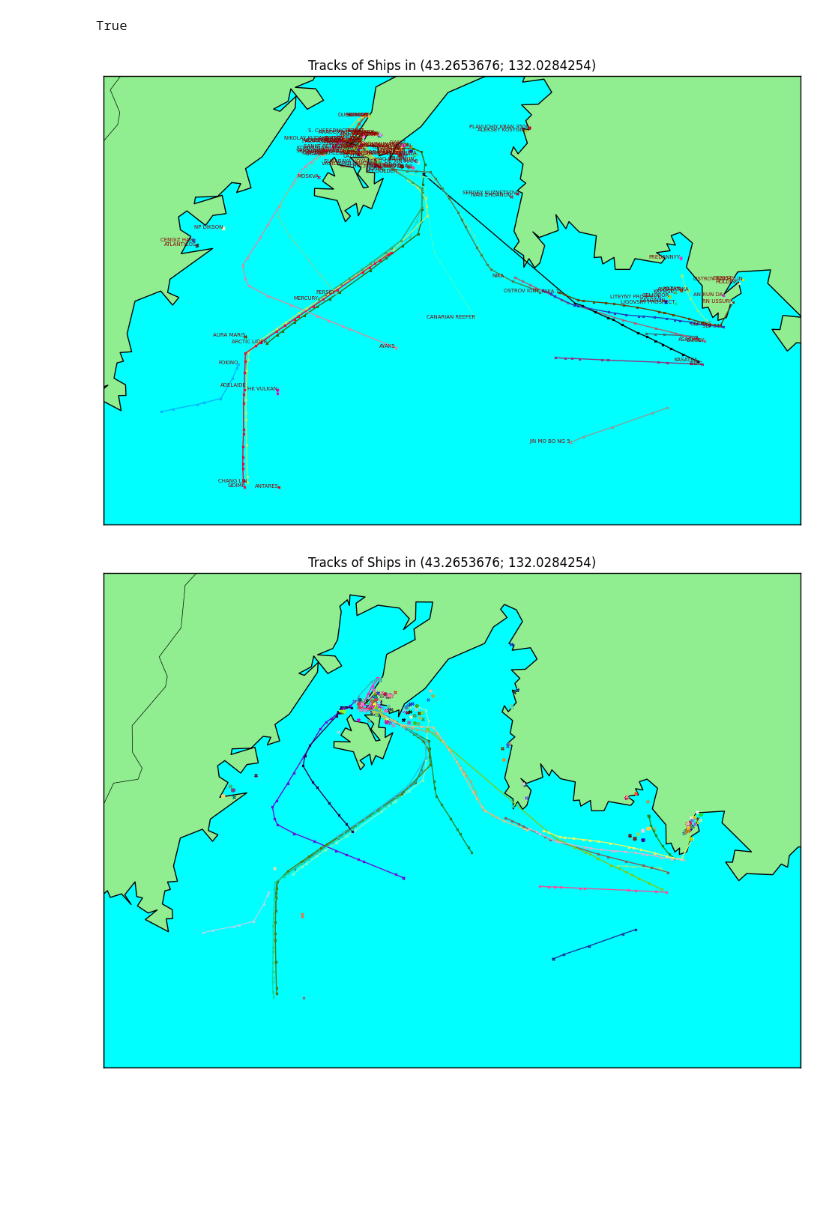
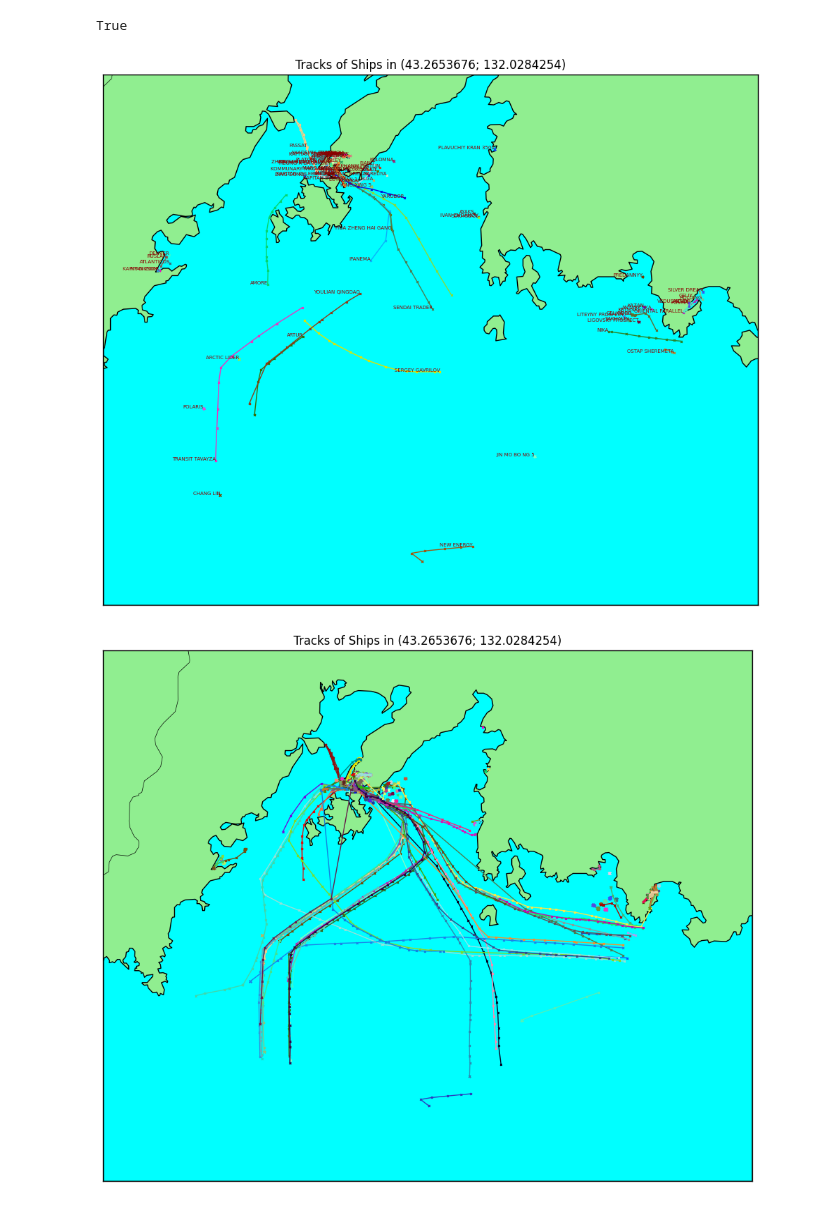
Before and after one commit to mvodya/marinetime-tracer, a Jupyter notebook: research/8-multiple-ship-tracks.ipynb, the cells around one changed output. Saved outputs shown, nothing was run; the diff lists cells and outputs as text; code cells hidden in the pictures; blank space fills up the shorter version.

```diff
--- a/research/8-multiple-ship-tracks.ipynb
+++ b/research/8-multiple-ship-tracks.ipynb
@@ -17,20 +17,32 @@ conn = psycopg2.connect(
     f"host='{os.environ['POSTGRES_HOST']}' password='{os.environ['POSTGRES_PASSWORD']}'"
 )
 # %%
-def showTracksInArea(lat_pos, lon_pos, radius=1, scale=1, show_names=True):
+def showTracksInArea(lat_pos, lon_pos, from_date=None, radius=1, scale=1, show_names=True):
     random.seed(1)
 
     # Get ship data
     with conn.cursor() as cursor:
-        cursor.execute(f"""
-            SELECT ships.name, ships.id, location[0] AS latitude, location[1] AS longitude
-            FROM positions
-            JOIN ships ON positions.ship_id = ships.id
-            WHERE positions.location <@ CIRCLE '(({lat_pos},{lon_pos}),{radius})'
-              AND ships.width > 1
-              AND positions.speed > 1
-            ORDER BY ships.name, positions.added_date
-        """)
+        if from_date:
+            cursor.execute(f"""
+                SELECT ships.name, ships.id, location[0] AS latitude, location[1] AS longitude
+                FROM positions
+                JOIN ships ON positions.ship_id = ships.id
+                WHERE positions.location <@ CIRCLE '(({lat_pos},{lon_pos}),{radius})'
+                AND ships.width > 1
+                AND positions.speed > 1
+                AND positions.parsed_date > '{from_date}'::timestamp
+                ORDER BY ships.name, positions.parsed_date
+            """)
+        else:
+            cursor.execute(f"""
+                SELECT ships.name, ships.id, location[0] AS latitude, location[1] AS longitude
+                FROM positions
+                JOIN ships ON positions.ship_id = ships.id
+                WHERE positions.location <@ CIRCLE '(({lat_pos},{lon_pos}),{radius})'
+                AND ships.width > 1
+                AND positions.speed > 1
+                ORDER BY ships.name, positions.parsed_date
+            """)
         data = cursor.fetchall()
 
     # Sort ships
@@ -47,37 +59,37 @@ def showTracksInArea(lat_pos, lon_pos, radius=1, scale=1, show_names=True):
     # Render landscape
     plt.figure(figsize=(12, 10))
     all_lats = [lat for s in ship_data.values() for lat in s['lats']]
     all_lons = [lon for s in ship_data.values() for lon in s['lons']]
     lat_margin = (max(all_lats) - min(all_lats)) * scale
     lon_margin = (max(all_lons) - min(all_lons)) * scale
 
     m = Basemap(projection='merc',
                 llcrnrlat=min(all_lats) - lat_margin, urcrnrlat=max(all_lats) + lat_margin,
                 llcrnrlon=min(all_lons) - lon_margin, urcrnrlon=max(all_lons) + lon_margin,
-                resolution='i')
+                resolution='h')
     m.drawcoastlines()
     m.drawcountries()
     m.drawmapboundary(fill_color='aqua')
     m.fillcontinents(color='lightgreen', lake_color='aqua')
 
     # Show ships tracks
     for id, ship_info in ship_data.items():
         color = (random.random(), random.random(), random.random())
         x, y = m(ship_info['lons'], ship_info['lats'])
 
         m.plot(x, y, marker='x', markersize=2, linewidth=1, color=color)
 
         if show_names:
           plt.text(x[len(x) - 1], y[len(y) - 1], f'{ship_names[id]}',
                       fontsize=5, color='darkred', ha='right')
 
     plt.title(f"Tracks of Ships in ({lat_pos}; {lon_pos})")
     plt.show()
 
-showTracksInArea(43.2653676, 132.0284254, radius=1, scale=0.1)
+showTracksInArea(43.2653676, 132.0284254, from_date="2024-10-30 06:00:00", radius=1, scale=0.1)
 # %% [output]
-[figure, old version]
+[figure, new version]
 # %%
 showTracksInArea(43.2653676, 132.0284254, radius=1, scale=0.2, show_names=False)
 # %% [output]
-[figure, old version]
+[figure, new version]
```
Also changed, not shown: parts of 4 cells of this notebook, 5 other files.
